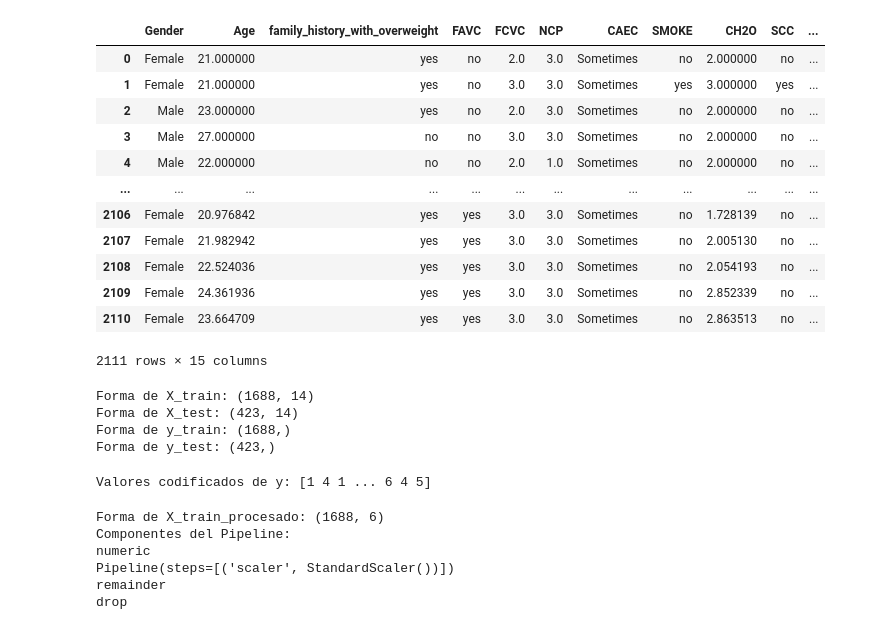
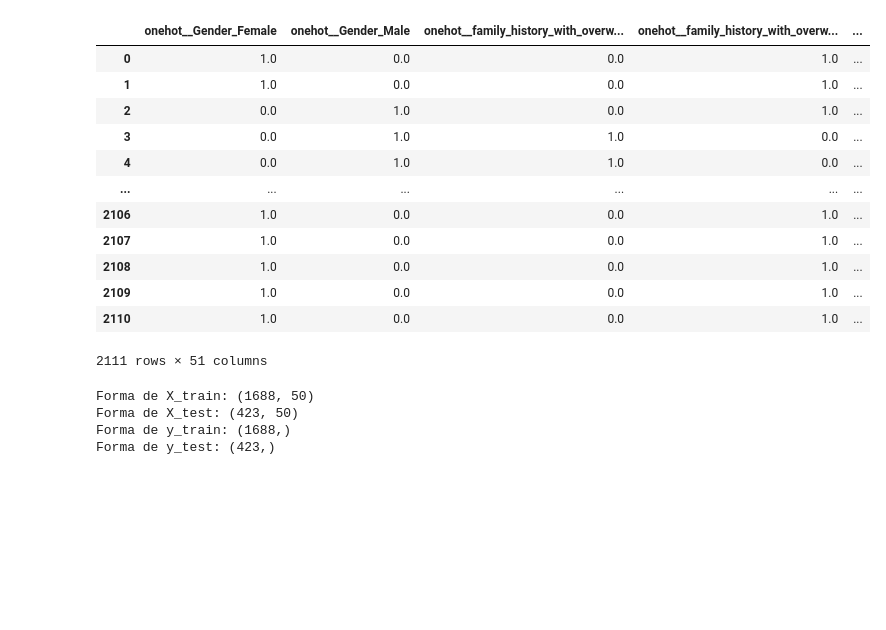
Before and after one commit to srodriguezc91/Proyecto_final_ML_V1, a Jupyter notebook: Código/2_aprendizaje_supervisado.ipynb, the cells around one changed output. Drawn from its saved outputs; the diff is of its cells as text; code cells hidden in the pictures; blank space fills up the shorter version.

```diff
--- a/Código/2_aprendizaje_supervisado.ipynb
+++ b/Código/2_aprendizaje_supervisado.ipynb
@@ -25,24 +20,24 @@ please provide us feedback at https://github.com/pandas-dev/pandas/issues/54466
 # %%
-ruta_archivo = "../Datos/ObesityDataSet_raw_and_data_sinthetic.csv"
+ruta_archivo = "../Datos/transformed_data.csv"
 
 df = pd.read_csv(ruta_archivo)
 # Eliminar las columnas "Height" y "Weight"
 df = df.drop(["Height", "Weight"], axis=1)
 df
 # %% [output]
-|  | Gender | Age | family_history_with_overweight | FAVC | FCVC | NCP | CAEC | SMOKE | CH2O | SCC | ... |
-| 0 | Female | 21.000000 | yes | no | 2.0 | 3.0 | Sometimes | no | 2.000000 | no | ... |
-| 1 | Female | 21.000000 | yes | no | 3.0 | 3.0 | Sometimes | yes | 3.000000 | yes | ... |
-| 2 | Male | 23.000000 | yes | no | 2.0 | 3.0 | Sometimes | no | 2.000000 | no | ... |
-| 3 | Male | 27.000000 | no | no | 3.0 | 3.0 | Sometimes | no | 2.000000 | no | ... |
-| 4 | Male | 22.000000 | no | no | 2.0 | 1.0 | Sometimes | no | 2.000000 | no | ... |
-| ... | ... | ... | ... | ... | ... | ... | ... | ... | ... | ... | ... |
-| 2106 | Female | 20.976842 | yes | yes | 3.0 | 3.0 | Sometimes | no | 1.728139 | no | ... |
-| 2107 | Female | 21.982942 | yes | yes | 3.0 | 3.0 | Sometimes | no | 2.005130 | no | ... |
-| 2108 | Female | 22.524036 | yes | yes | 3.0 | 3.0 | Sometimes | no | 2.054193 | no | ... |
-| 2109 | Female | 24.361936 | yes | yes | 3.0 | 3.0 | Sometimes | no | 2.852339 | no | ... |
-| 2110 | Female | 23.664709 | yes | yes | 3.0 | 3.0 | Sometimes | no | 2.863513 | no | ... |
+|  | onehot__Gender_Female | onehot__Gender_Male | onehot__family_history_with_overw... | onehot__family_history_with_overw... | ... |
+| 0 | 1.0 | 0.0 | 0.0 | 1.0 | ... |
+| 1 | 1.0 | 0.0 | 0.0 | 1.0 | ... |
+| 2 | 0.0 | 1.0 | 0.0 | 1.0 | ... |
+| 3 | 0.0 | 1.0 | 1.0 | 0.0 | ... |
+| 4 | 0.0 | 1.0 | 1.0 | 0.0 | ... |
+| ... | ... | ... | ... | ... | ... |
+| 2106 | 1.0 | 0.0 | 0.0 | 1.0 | ... |
+| 2107 | 1.0 | 0.0 | 0.0 | 1.0 | ... |
+| 2108 | 1.0 | 0.0 | 0.0 | 1.0 | ... |
+| 2109 | 1.0 | 0.0 | 0.0 | 1.0 | ... |
+| 2110 | 1.0 | 0.0 | 0.0 | 1.0 | ... |
-2111 rows × 15 columns
+2111 rows × 51 columns
 # %%
 # Definir la variable objetivo (y)
 y = df["NObeyesdad"]
@@ -59,8 +54,8 @@ print("Forma de X_test:", X_test.shape)
 print("Forma de y_train:", y_train.shape)
 print("Forma de y_test:", y_test.shape)
 # %% [output]
-Forma de X_train: (1688, 14)
-Forma de X_test: (423, 14)
+Forma de X_train: (1688, 50)
+Forma de X_test: (423, 50)
 Forma de y_train: (1688,)
 Forma de y_test: (423,)
 # %%
@@ -80,35 +75,0 @@ y_train = np.array([orden_categorias[cat] for cat in y_train])
-# %%
-print("Valores codificados de y:", y_train)
-# %% [output]
-Valores codificados de y: [1 4 1 ... 6 4 5]
-# %%
-# Identificar las columnas numéricas en X_train
-columnas_numericas = X_train.select_dtypes(include=['float64', 'int64']).columns
-
-# Construir el pipeline para las características numéricas
-pipeline_numerico = Pipeline([
-    ('scaler', StandardScaler())
-])
-
-# Crear el transformador de columnas
-transformador_columnas = ColumnTransformer([
-    ('numeric', pipeline_numerico, columnas_numericas)
-])
-
-# Aplicar el transformador a X_train
-X_train_procesado = transformador_columnas.fit_transform(X_train)
-
-# Verificar la forma de X_train_procesado
-print("Forma de X_train_procesado:", X_train_procesado.shape)
-
-print("Componentes del Pipeline:")
-for nombre, paso in transformador_columnas.named_transformers_.items():
-    print(nombre)
-    print(paso)
-# %% [output]
-Forma de X_train_procesado: (1688, 6)
-Componentes del Pipeline:
-numeric
-Pipeline(steps=[('scaler', StandardScaler())])
-remainder
-drop
```
Also changed, not shown: parts of 13 cells of this notebook.
